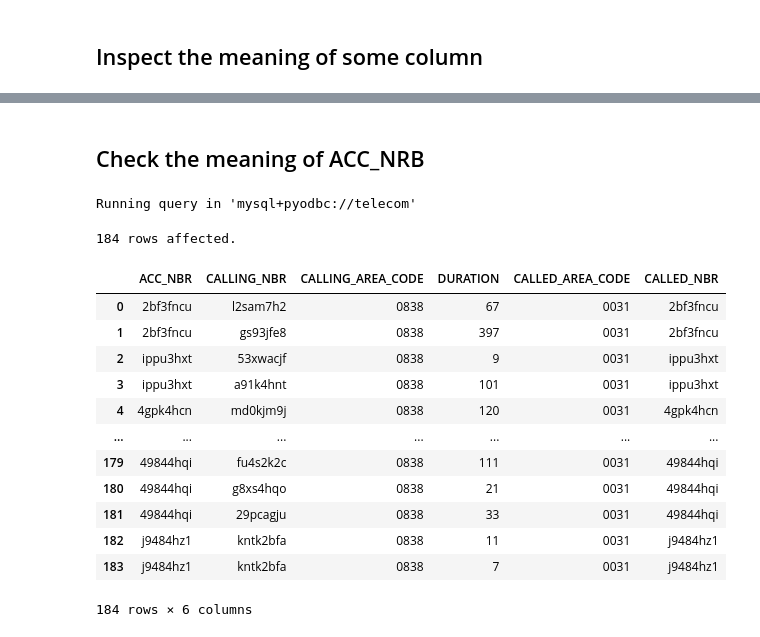
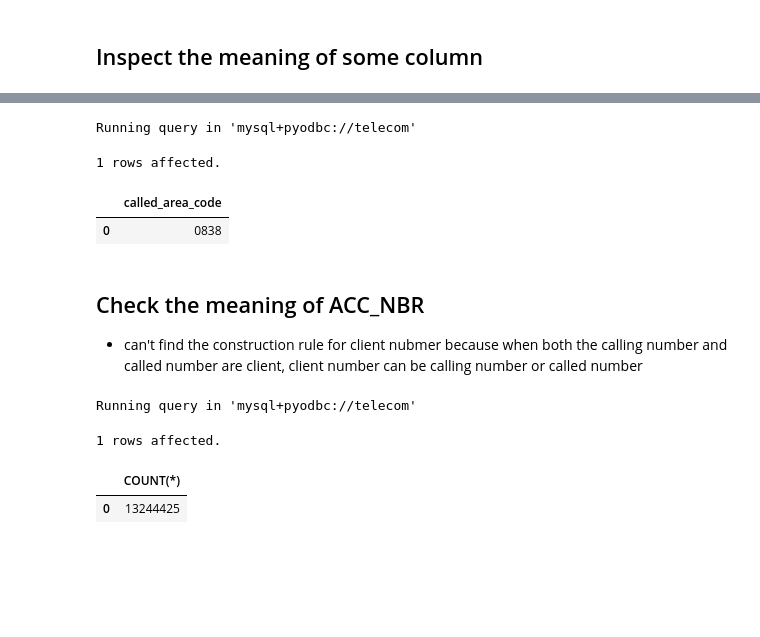
Before and after one commit to githubjacky/telecom, a Jupyter notebook: notebooks/data_info/raw/calling_records.ipynb, the cells around one changed output, grey strips where cells are left out. Cells and saved outputs as stored; diff of their text form; code cells hidden in the pictures; blank space fills up the shorter version.

```diff
--- a/notebooks/data_info/raw/calling_records.ipynb
+++ b/notebooks/data_info/raw/calling_records.ipynb
@@ -605,31 +680,33 @@ Running query in 'mysql+pyodbc://telecom'
+# %%
+%%sql
+
+SELECT DISTINCT
+    called_area_code
+FROM(
+    SELECT
+        client_nbr, called_area_code, COUNT(*)
+    FROM clean_cdr
+    WHERE client_nbr = called_nbr
+    GROUP BY client_nbr, called_area_code
+) AS subquery
+# %% [output]
+Running query in 'mysql+pyodbc://telecom'
+1 rows affected.
+|  | called_area_code |
+| 0 | 0838 |
 # %% [markdown]
-## Check the meaning of ACC_NRB
+## Check the meaning of ACC_NBR
+- can't find the construction rule for client nubmer because when both the calling number and called number are client, client number can be calling number or called number
 # %%
 %%sql
 
-SELECT ACC_NBR, CALLING_NBR, CALLING_AREA_CODE, DURATION, CALLED_AREA_CODE, CALLED_NBR
-FROM serv_acct_item_0838_201308
+SELECT COUNT(*)
+FROM clean_cdr
 WHERE
-    (CALLING_AREA_CODE = '0838' AND  CALLED_AREA_CODE != '0838')
-    AND
-    ACC_NBR != CALLING_NBR
-    AND
-    (CALLING_NBR != "NotMobile_%" AND CALLED_NBR != "NotMobile_%")
-    AND
-    (CALLING_AREA_COdE != -1 AND CALLED_AREA_CODE != -1)
+    calling_nbr IN (SELECT MSISDN FROM tb_asz_cdma_0838_201308) AND
+    called_nbr IN (SELECT MSISDN FROM tb_asz_cdma_0838_201308)
 # %% [output]
 Running query in 'mysql+pyodbc://telecom'
-184 rows affected.
+1 rows affected.
-|  | ACC_NBR | CALLING_NBR | CALLING_AREA_CODE | DURATION | CALLED_AREA_CODE | CALLED_NBR |
-| 0 | 2bf3fncu | l2sam7h2 | 0838 | 67 | 0031 | 2bf3fncu |
-| 1 | 2bf3fncu | gs93jfe8 | 0838 | 397 | 0031 | 2bf3fncu |
-| 2 | ippu3hxt | 53xwacjf | 0838 | 9 | 0031 | ippu3hxt |
-| 3 | ippu3hxt | a91k4hnt | 0838 | 101 | 0031 | ippu3hxt |
-| 4 | 4gpk4hcn | md0kjm9j | 0838 | 120 | 0031 | 4gpk4hcn |
-| ... | ... | ... | ... | ... | ... | ... |
-| 179 | 49844hqi | fu4s2k2c | 0838 | 111 | 0031 | 49844hqi |
-| 180 | 49844hqi | g8xs4hqo | 0838 | 21 | 0031 | 49844hqi |
-| 181 | 49844hqi | 29pcagju | 0838 | 33 | 0031 | 49844hqi |
-| 182 | j9484hz1 | kntk2bfa | 0838 | 11 | 0031 | j9484hz1 |
-| 183 | j9484hz1 | kntk2bfa | 0838 | 7 | 0031 | j9484hz1 |
+|  | COUNT(*) |
+| 0 | 13244425 |
-184 rows × 6 columns
```
Also changed, not shown: parts of 67 cells of this notebook, 11 other files.
